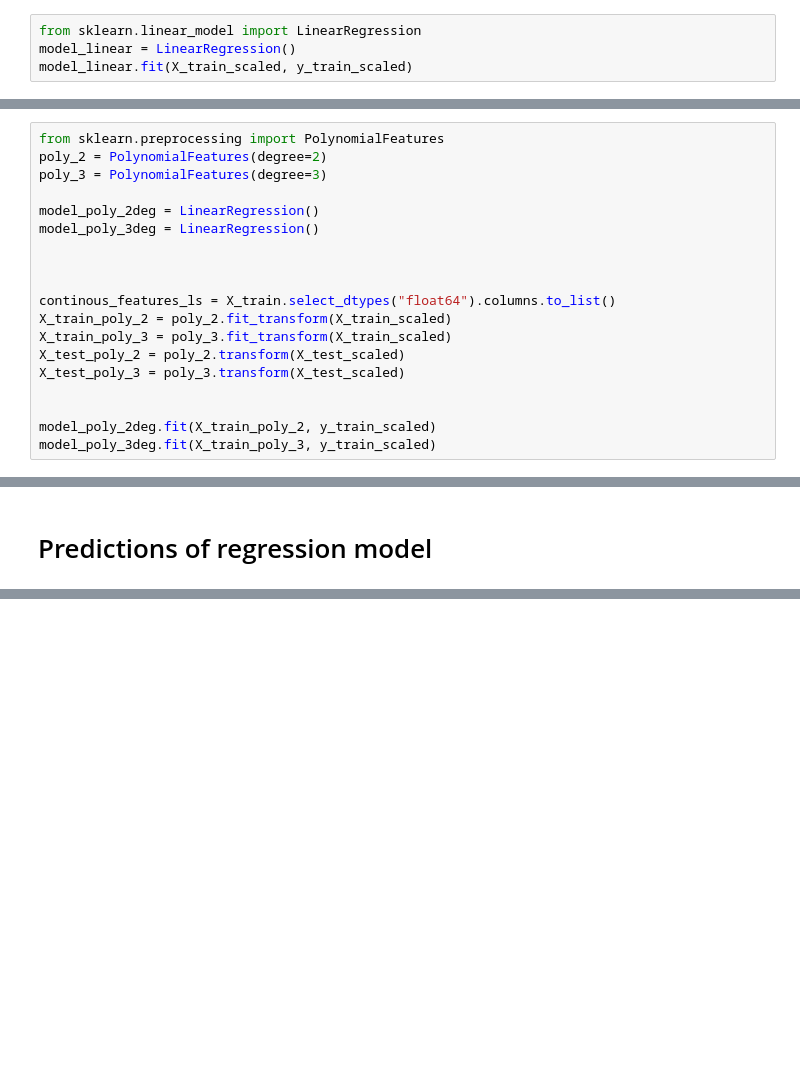
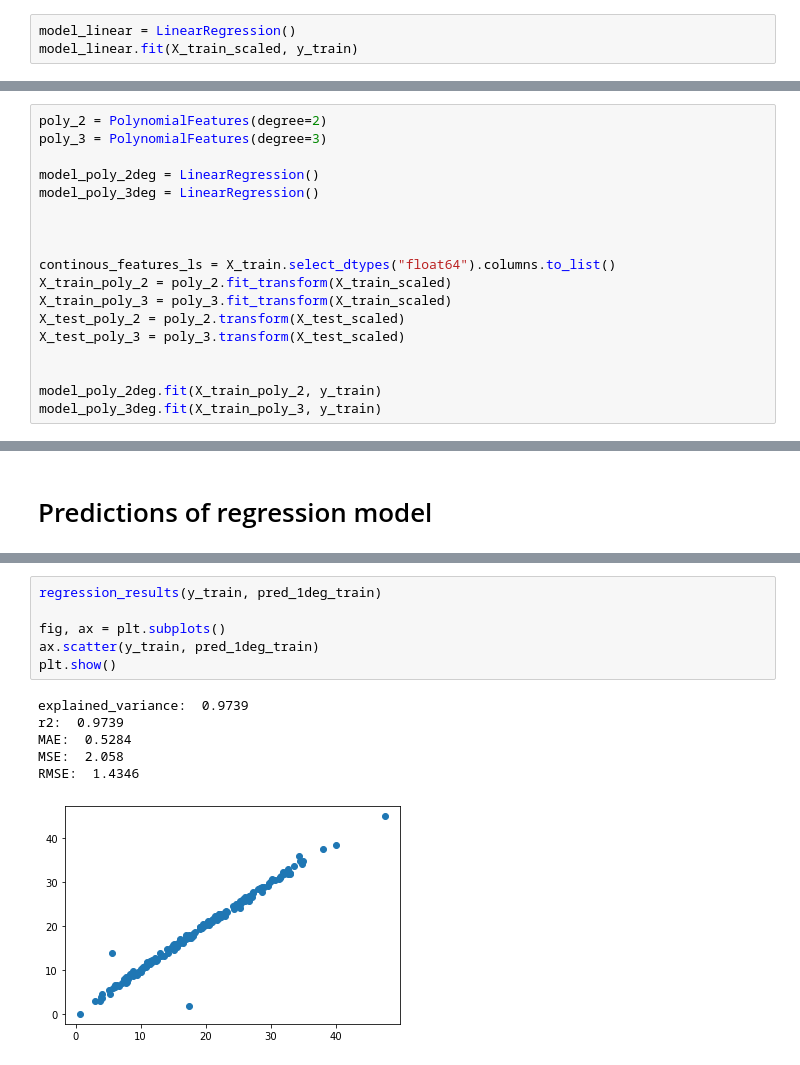
Before and after one commit to Wilmo95/regression-body-fat, a Jupyter notebook: body-fat-prediction.ipynb, the cells around one changed output, grey strips where cells are left out. Saved outputs shown, nothing was run; the diff lists cells and outputs as text; blank space fills up the shorter version.

```diff
--- a/body-fat-prediction.ipynb
+++ b/body-fat-prediction.ipynb
@@ -299,15 +304,13 @@ plt.show()
 # %% [markdown]
 # Linear model
 # %%
-from sklearn.linear_model import LinearRegression
 model_linear = LinearRegression()
-model_linear.fit(X_train_scaled, y_train_scaled)
+model_linear.fit(X_train_scaled, y_train)
 # %% [output]
 LinearRegression()
 # %% [markdown]
 # Polynomial
 # %%
-from sklearn.preprocessing import PolynomialFeatures
 poly_2 = PolynomialFeatures(degree=2)
 poly_3 = PolynomialFeatures(degree=3)
 
@@ -323,8 +326,8 @@ X_test_poly_2 = poly_2.transform(X_test_scaled)
 X_test_poly_3 = poly_3.transform(X_test_scaled)
 
 
-model_poly_2deg.fit(X_train_poly_2, y_train_scaled)
-model_poly_3deg.fit(X_train_poly_3, y_train_scaled)
+model_poly_2deg.fit(X_train_poly_2, y_train)
+model_poly_3deg.fit(X_train_poly_3, y_train)
 # %% [output]
 LinearRegression()
 # %% [markdown]
@@ -565,0 +384,13 @@ print(tree.export_text(model_tree, feature_names=X_train.columns.to_list()))
+# %%
+regression_results(y_train, pred_1deg_train)
+
+fig, ax = plt.subplots()
+ax.scatter(y_train, pred_1deg_train)
+plt.show()
+# %% [output]
+explained_variance:  0.9739
+r2:  0.9739
+MAE:  0.5284
+MSE:  2.058
+RMSE:  1.4346
+[figure, added]
```
Also changed, not shown: parts of 53 cells of this notebook.
